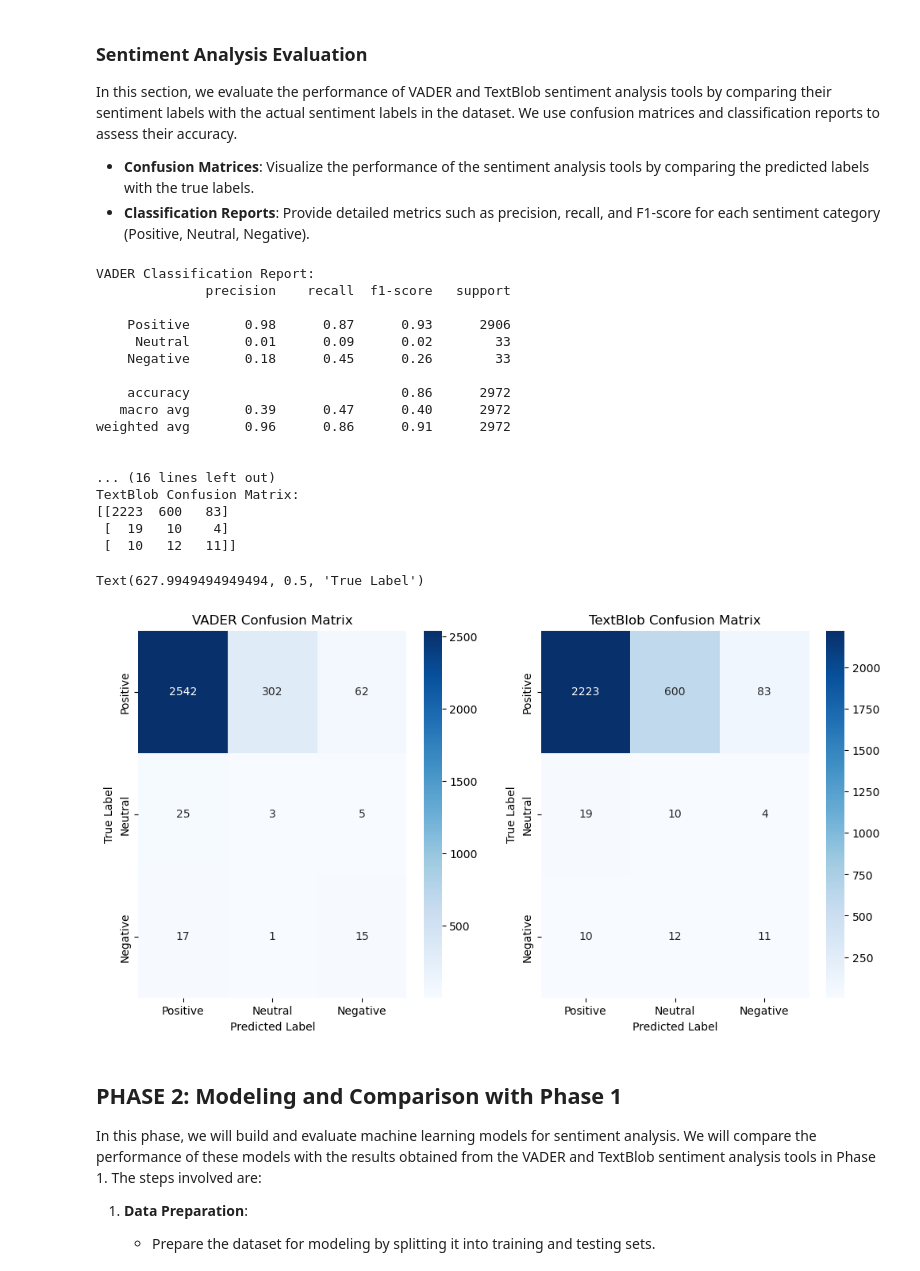
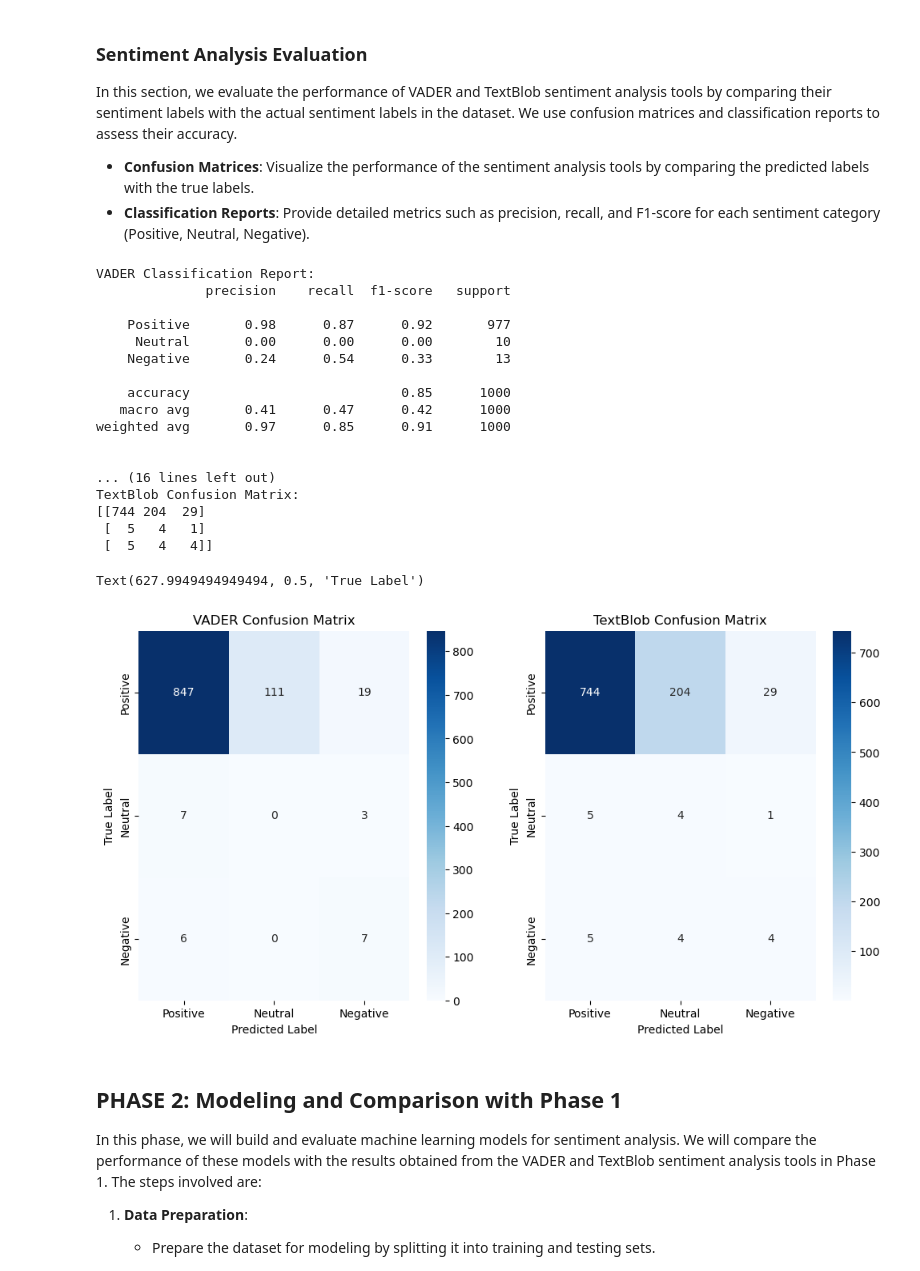
Before and after one commit to Timothy965/COMP262_GROUP5, a Jupyter notebook: COMP262_GROUPPROJECT_PHASE2.ipynb, the cells around one changed output. Cells and saved outputs as stored; diff of their text form; code cells hidden in the pictures.

Commit message:
comparing sample data to models

```diff
--- a/COMP262_GROUPPROJECT_PHASE2.ipynb
+++ b/COMP262_GROUPPROJECT_PHASE2.ipynb
@@ -498,16 +504,16 @@ def vader_sentiment(text):
     return score['compound']
 
 # Apply VADER sentiment analysis
-sentiment_df['reviewText'] = sentiment_df['reviewText'].fillna('')  # Handle missing values
-sentiment_df['vader_sentiment'] = sentiment_df['reviewText'].apply(vader_sentiment)
+sampled_reviews['reviewText'] = sampled_reviews['reviewText'].fillna('')  # Handle missing values
+sampled_reviews['vader_sentiment'] = sampled_reviews['reviewText'].apply(vader_sentiment)
 
 # Function to get sentiment using TextBlob
 def textblob_sentiment(text):
     return TextBlob(text).sentiment.polarity
 
 # Apply TextBlob sentiment analysis
-sentiment_df['textblob_sentiment'] = sentiment_df['reviewText'].apply(textblob_sentiment)
+sampled_reviews['textblob_sentiment'] = sampled_reviews['reviewText'].apply(textblob_sentiment)
 
 # Display the first few rows of the dataframe with the new sentiment scores
-print(sentiment_df.head())
+sampled_reviews.head()
 # %% [output]
@@ -575,59 +567,59 @@ def score_to_label(score):
         return 'Neutral'
 
 # Convert VADER and TextBlob sentiment scores to labels
-sentiment_df['vader_label'] = sentiment_df['vader_sentiment'].apply(score_to_label)
-sentiment_df['textblob_label'] = sentiment_df['textblob_sentiment'].apply(score_to_label)
+sampled_reviews['vader_label'] = sampled_reviews['vader_sentiment'].apply(score_to_label)
+sampled_reviews['textblob_label'] = sampled_reviews['textblob_sentiment'].apply(score_to_label)
 
 # Create confusion matrices
-vader_cm = confusion_matrix(sentiment_df['sentiment'], sentiment_df['vader_label'], labels=['Positive', 'Neutral', 'Negative'])
-textblob_cm = confusion_matrix(sentiment_df['sentiment'], sentiment_df['textblob_label'], labels=['Positive', 'Neutral', 'Negative'])
+vader_cm = confusion_matrix(sampled_reviews['sentiment'], sampled_reviews['vader_label'], labels=['Positive', 'Neutral', 'Negative'])
+textblob_cm = confusion_matrix(sampled_reviews['sentiment'], sampled_reviews['textblob_label'], labels=['Positive', 'Neutral', 'Negative'])
 
 # Print classification reports
 print("\nVADER Classification Report:")
-print(classification_report(sentiment_df['sentiment'], sentiment_df['vader_label'], labels=['Positive', 'Neutral', 'Negative']))
+print(classification_report(sampled_reviews['sentiment'], sampled_reviews['vader_label'], labels=['Positive', 'Neutral', 'Negative']))
 
 print("\nTextBlob Classification Report:")
-print(classification_report(sentiment_df['sentiment'], sentiment_df['textblob_label'], labels=['Positive', 'Neutral', 'Negative']))
+print(classification_report(sampled_reviews['sentiment'], sampled_reviews['textblob_label'], labels=['Positive', 'Neutral', 'Negative']))
 
 # Print confusion matrices
 print("VADER Confusion Matrix:")
 print(vader_cm)
 print("\nTextBlob Confusion Matrix:")
 print(textblob_cm)
 
 # Plot the confusion matrices
 plt.figure(figsize=(12, 6))
 plt.subplot(1, 2, 1)
 sns.heatmap(vader_cm, annot=True, fmt='d', cmap='Blues', xticklabels=['Positive', 'Neutral', 'Negative'], yticklabels=['Positive', 'Neutral', 'Negative'])
 plt.title('VADER Confusion Matrix')
 plt.xlabel('Predicted Label')
 plt.ylabel('True Label')
 
 plt.subplot(1, 2, 2)
 sns.heatmap(textblob_cm, annot=True, fmt='d', cmap='Blues', xticklabels=['Positive', 'Neutral', 'Negative'], yticklabels=['Positive', 'Neutral', 'Negative'])
 plt.title('TextBlob Confusion Matrix')
 plt.xlabel('Predicted Label')
 plt.ylabel('True Label')
 # %% [output]
 VADER Classification Report:
               precision    recall  f1-score   support
 
-    Positive       0.98      0.87      0.93      2906
-     Neutral       0.01      0.09      0.02        33
-    Negative       0.18      0.45      0.26        33
+    Positive       0.98      0.87      0.92       977
+     Neutral       0.00      0.00      0.00        10
+    Negative       0.24      0.54      0.33        13
 
-    accuracy                           0.86      2972
-   macro avg       0.39      0.47      0.40      2972
-weighted avg       0.96      0.86      0.91      2972
+    accuracy                           0.85      1000
+   macro avg       0.41      0.47      0.42      1000
+weighted avg       0.97      0.85      0.91      1000
 
 
 ... (16 lines left out)
 TextBlob Confusion Matrix:
-[[2223  600   83]
- [  19   10    4]
- [  10   12   11]]
+[[744 204  29]
+ [  5   4   1]
+ [  5   4   4]]
 Text(627.9949494949494, 0.5, 'True Label')
-[figure, old version]
+[figure, new version]
 # %% [markdown]
 ## PHASE 2: Modeling and Comparison with Phase 1
 
```
Also changed, not shown: parts of 23 cells of this notebook.
